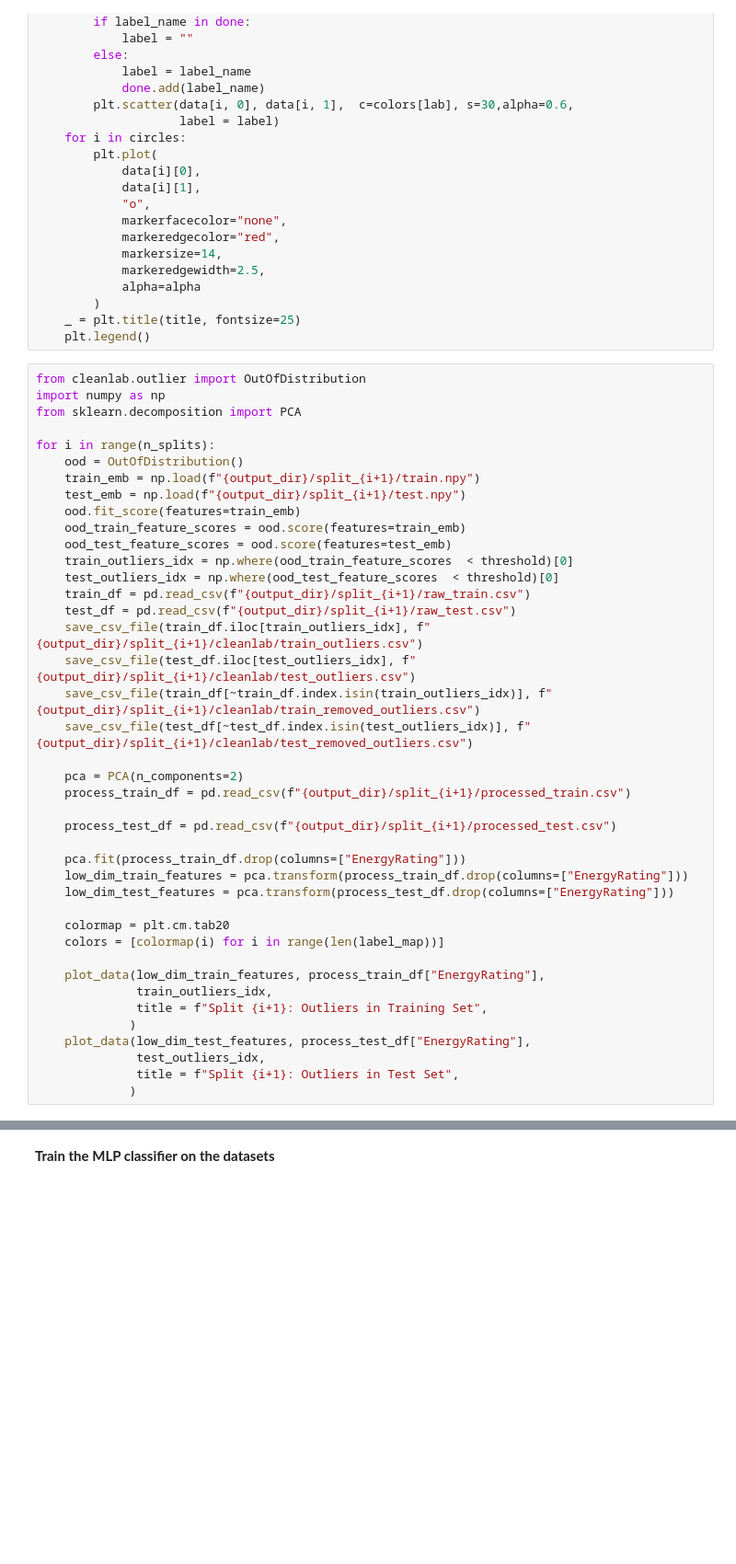
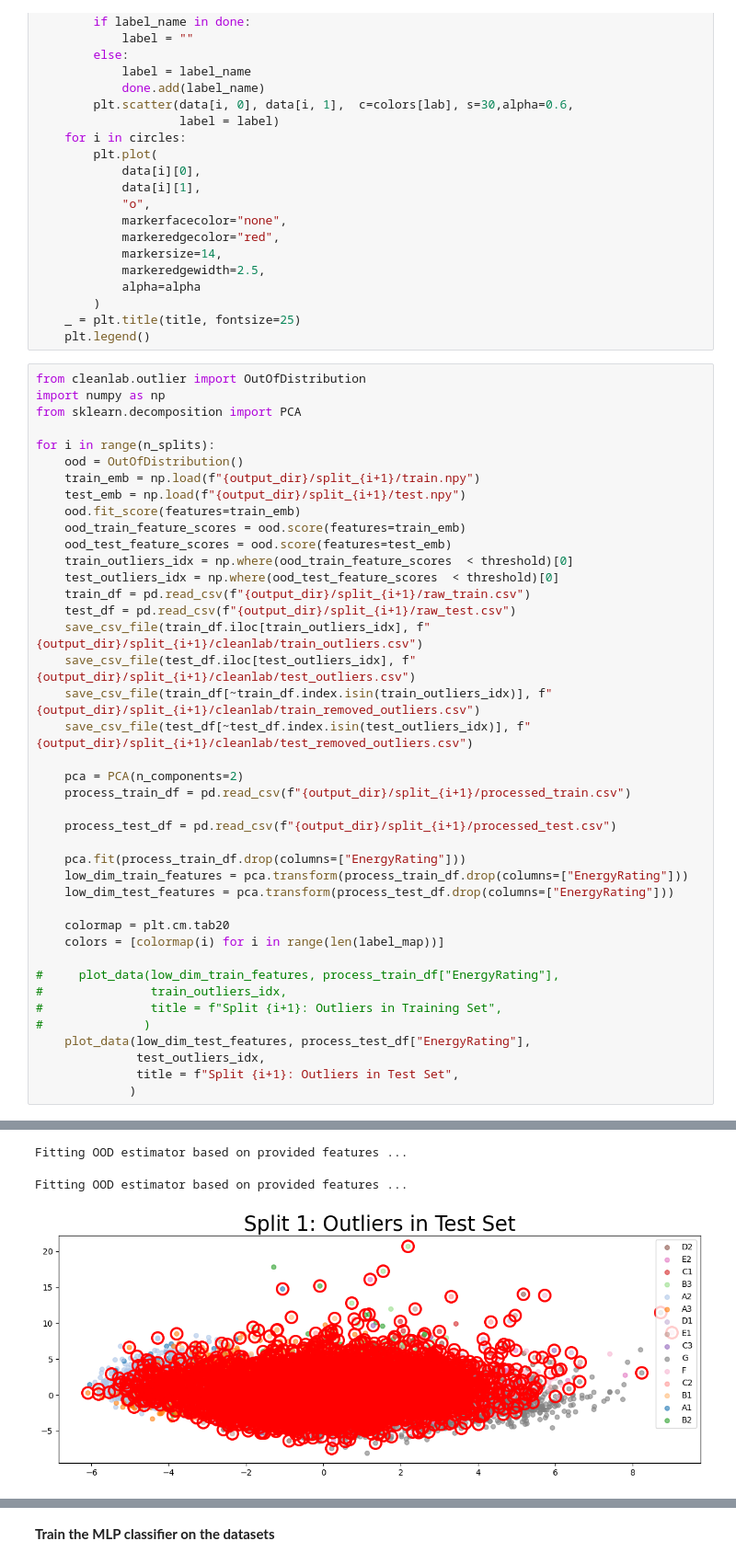
Before and after one commit to Lumin-Lab/BerCuration, a Jupyter notebook: run_on_kaggle.ipynb, the cells around one changed output, grey strips where cells are left out. Shown at 92% size. Drawn from its saved outputs; the diff is of its cells as text; blank space fills up the shorter version.

```diff
--- a/run_on_kaggle.ipynb
+++ b/run_on_kaggle.ipynb
@@ -244,11 +434,12 @@ for i in range(n_splits):
     colormap = plt.cm.tab20
     colors = [colormap(i) for i in range(len(label_map))]
 
-    plot_data(low_dim_train_features, process_train_df["EnergyRating"],
-              train_outliers_idx,
-              title = f"Split {i+1}: Outliers in Training Set",
-             )
+#     plot_data(low_dim_train_features, process_train_df["EnergyRating"],
+#               train_outliers_idx,
+#               title = f"Split {i+1}: Outliers in Training Set",
+#              )
     plot_data(low_dim_test_features, process_test_df["EnergyRating"],
               test_outliers_idx,
               title = f"Split {i+1}: Outliers in Test Set",
              )
+# %% [output]
@@ -254,0 +449,3 @@ for i in range(n_splits):
+Fitting OOD estimator based on provided features ...
+Fitting OOD estimator based on provided features ...
+[figure, added]
```
Also changed, not shown: parts of 13 cells of this notebook.
